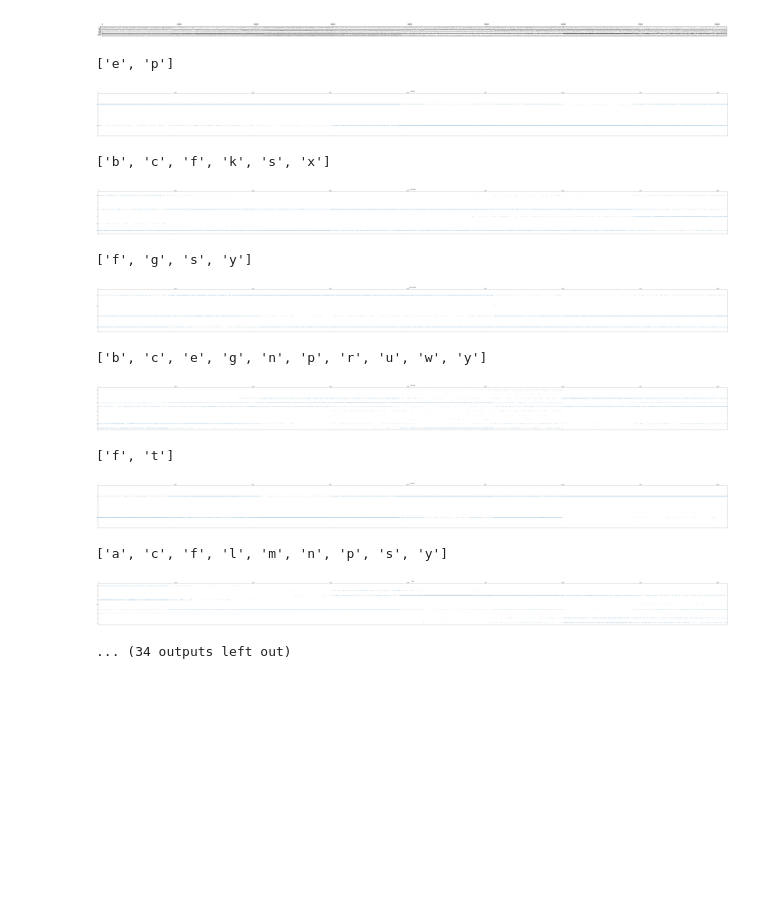
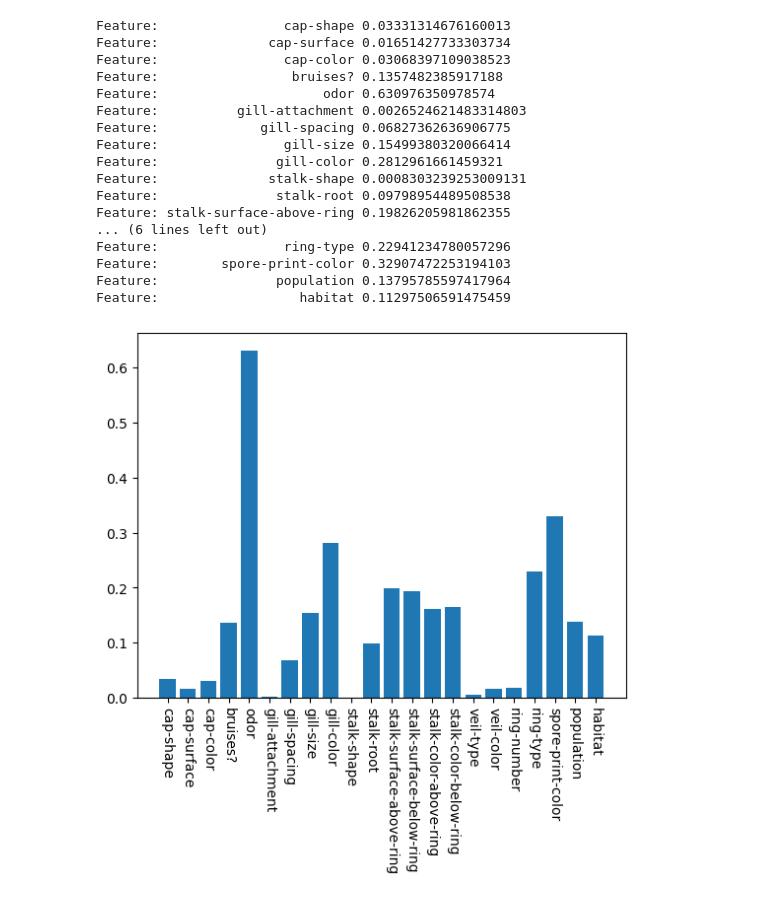
Before and after one commit to erikbhan/idatt2502-applied-machine-learning, a Jupyter notebook: 6/Mushroom.ipynb, the cells around one changed output. Drawn from its saved outputs; the diff is of its cells as text; code cells hidden in the pictures; blank space fills up the shorter version.

```diff
--- a/6/Mushroom.ipynb
+++ b/6/Mushroom.ipynb
@@ -93,40 +11,0 @@ plt.show()
-# %%
-dummies = pd.get_dummies(df).transpose()
-
-plt.spy(dummies)
-fig = plt.gcf()
-fig.set_size_inches(60,60)
-plt.plot()
-plt.show()
-# %% [output]
-[figure, removed]
-# %%
-
-
-for column in df.columns:
-    dummy = pd.get_dummies(df[column]).transpose()
-    print(list(dummy.index))
-    plt.spy(dummy, markersize=1)
-    fig = plt.gcf()
-    fig.set_size_inches(120, 8)
-    axs = plt.gca()
-    axs.set_aspect('auto')
-    axs.set_yticks(range(len(dummy.index)))
-    axs.set_yticklabels(list(dummy.index))
-    plt.title(column)
-    plt.plot()
-    plt.show()
-# %% [output]
-['e', 'p']
-[figure, removed]
-['b', 'c', 'f', 'k', 's', 'x']
-[figure, removed]
-['f', 'g', 's', 'y']
-[figure, removed]
-['b', 'c', 'e', 'g', 'n', 'p', 'r', 'u', 'w', 'y']
-[figure, removed]
-['f', 't']
-[figure, removed]
-['a', 'c', 'f', 'l', 'm', 'n', 'p', 's', 'y']
-[figure, removed]
-... (34 outputs left out)
@@ -132,0 +48,33 @@ for column in df.columns:
+# %%
+X, y = load_dataset('./data/agaricus-lepiota.data')
+X_train, X_test, y_train, y_test = train_test_split(X, y, test_size=0.33, random_state=1)
+X_train_enc, X_test_enc = prepare_inputs(X_train, X_test)
+y_train_enc, y_test_enc = prepare_targets(y_train, y_test)
+# %%
+X_train_fs, X_test_fs, fs = select_features_mut_info(X_train_enc, y_train_enc, X_test_enc)
+
+for i in range(len(fs.scores_)):
+	print('Feature: {:>24} {:>12}'.format(X[0][i], fs.scores_[i]))
+
+plt.bar([i for i in range(len(fs.scores_))], fs.scores_)
+plt.xticks(np.arange(X[0].size), X[0], rotation=-90)
+plt.show()
+# %% [output]
+Feature:                cap-shape 0.03331314676160013
+Feature:              cap-surface 0.01651427733303734
+Feature:                cap-color 0.03068397109038523
+Feature:                 bruises? 0.1357482385917188
+Feature:                     odor 0.630976350978574
+Feature:          gill-attachment 0.0026524621483314803
+Feature:             gill-spacing 0.06827362636906775
+Feature:                gill-size 0.15499380320066414
+Feature:               gill-color 0.2812961661459321
+Feature:              stalk-shape 0.0008303239253009131
+Feature:               stalk-root 0.09798954489508538
+Feature: stalk-surface-above-ring 0.19826205981862355
+... (6 lines left out)
+Feature:                ring-type 0.22941234780057296
+Feature:        spore-print-color 0.32907472253194103
+Feature:               population 0.13795785597417964
+Feature:                  habitat 0.11297506591475459
+[figure, added]
```
Also changed, not shown: parts of 8 cells of this notebook.
